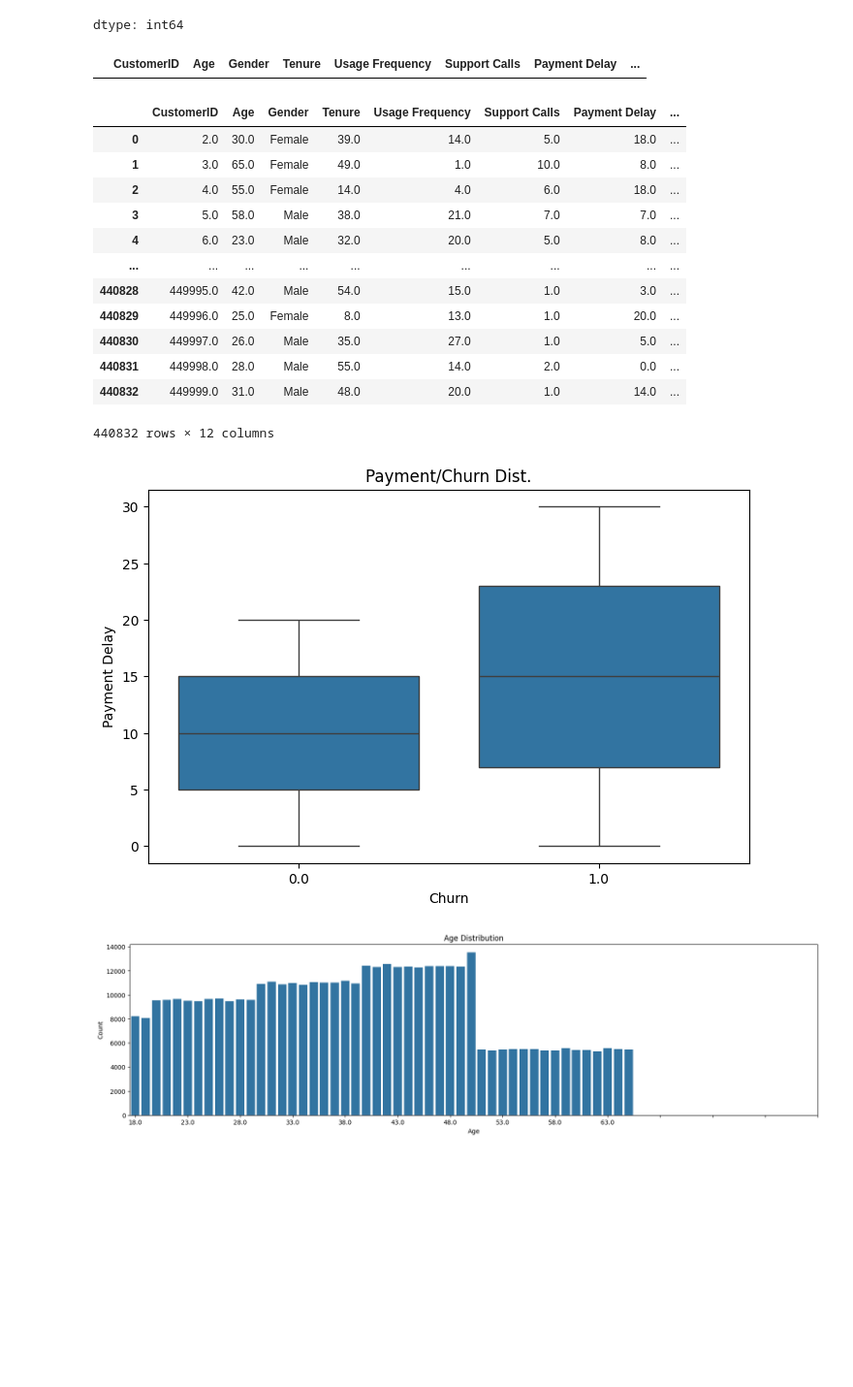
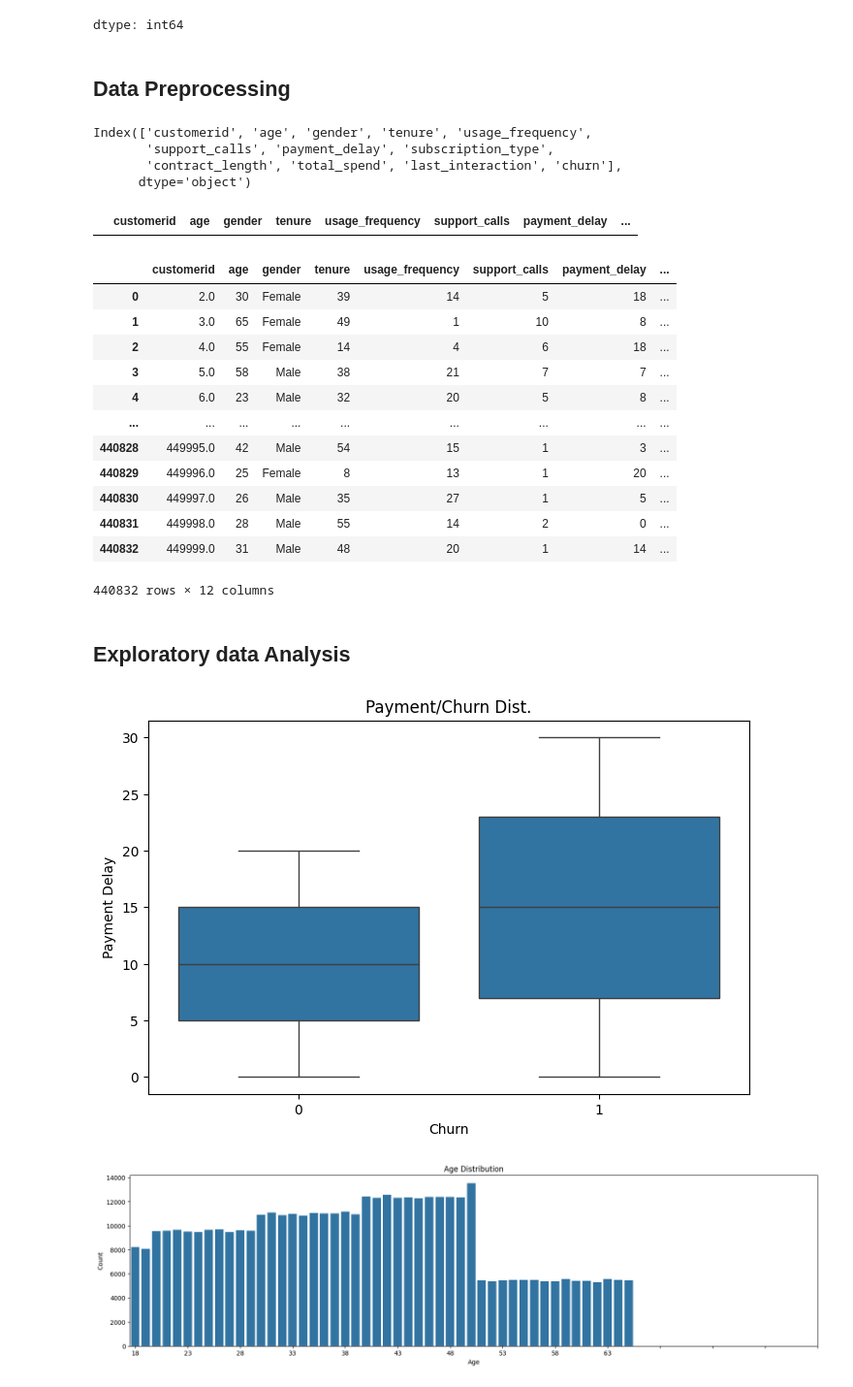
Before and after one commit to JohnNun/customer_churn_prediction, a Jupyter notebook: customer_churn_prediction.ipynb, the cells around one changed output. Shown at 97% size. Drawn from its saved outputs; the diff is of its cells as text; code cells hidden in the pictures; blank space fills up the shorter version.

Commit message:
Added a data preprocessing section for minor text changes in data

```diff
--- a/customer_churn_prediction.ipynb
+++ b/customer_churn_prediction.ipynb
@@ -98,36 +98,55 @@ data.isna().sum()
 | Last Interaction | 1 |
 | Churn | 1 |
 dtype: int64
+# %% [markdown]
+## Data Preprocessing
+# %%
+# Lowercasing and replacing whitespace in columns
+data.columns = data.columns.str.lower().str.replace(' ', '_')
+data.columns
+# %% [output]
+Index(['customerid', 'age', 'gender', 'tenure', 'usage_frequency',
+       'support_calls', 'payment_delay', 'subscription_type',
+       'contract_length', 'total_spend', 'last_interaction', 'churn'],
+      dtype='object')
 # %%
 # Dropping single NaN row
 data = data.dropna()
-data[data['CustomerID'].isna()]
+data[data['customerid'].isna()]
 # %% [output]
-|  | CustomerID | Age | Gender | Tenure | Usage Frequency | Support Calls | Payment Delay | ... |
+|  | customerid | age | gender | tenure | usage_frequency | support_calls | payment_delay | ... |
+# %%
+# Converting non-monetary numbers to integer dtype
+col_list = ['age', 'tenure', 'usage_frequency', 'support_calls', 'payment_delay', 'last_interaction', 'churn']
+
+for col in col_list:
+  data[col] = data[col].astype('int64')
 # %%
 data
 # %% [output]
-|  | CustomerID | Age | Gender | Tenure | Usage Frequency | Support Calls | Payment Delay | ... |
-| 0 | 2.0 | 30.0 | Female | 39.0 | 14.0 | 5.0 | 18.0 | ... |
-| 1 | 3.0 | 65.0 | Female | 49.0 | 1.0 | 10.0 | 8.0 | ... |
-| 2 | 4.0 | 55.0 | Female | 14.0 | 4.0 | 6.0 | 18.0 | ... |
-| 3 | 5.0 | 58.0 | Male | 38.0 | 21.0 | 7.0 | 7.0 | ... |
-| 4 | 6.0 | 23.0 | Male | 32.0 | 20.0 | 5.0 | 8.0 | ... |
+|  | customerid | age | gender | tenure | usage_frequency | support_calls | payment_delay | ... |
+| 0 | 2.0 | 30 | Female | 39 | 14 | 5 | 18 | ... |
+| 1 | 3.0 | 65 | Female | 49 | 1 | 10 | 8 | ... |
+| 2 | 4.0 | 55 | Female | 14 | 4 | 6 | 18 | ... |
+| 3 | 5.0 | 58 | Male | 38 | 21 | 7 | 7 | ... |
+| 4 | 6.0 | 23 | Male | 32 | 20 | 5 | 8 | ... |
 | ... | ... | ... | ... | ... | ... | ... | ... | ... |
-| 440828 | 449995.0 | 42.0 | Male | 54.0 | 15.0 | 1.0 | 3.0 | ... |
-| 440829 | 449996.0 | 25.0 | Female | 8.0 | 13.0 | 1.0 | 20.0 | ... |
-| 440830 | 449997.0 | 26.0 | Male | 35.0 | 27.0 | 1.0 | 5.0 | ... |
-| 440831 | 449998.0 | 28.0 | Male | 55.0 | 14.0 | 2.0 | 0.0 | ... |
-| 440832 | 449999.0 | 31.0 | Male | 48.0 | 20.0 | 1.0 | 14.0 | ... |
+| 440828 | 449995.0 | 42 | Male | 54 | 15 | 1 | 3 | ... |
+| 440829 | 449996.0 | 25 | Female | 8 | 13 | 1 | 20 | ... |
+| 440830 | 449997.0 | 26 | Male | 35 | 27 | 1 | 5 | ... |
+| 440831 | 449998.0 | 28 | Male | 55 | 14 | 2 | 0 | ... |
+| 440832 | 449999.0 | 31 | Male | 48 | 20 | 1 | 14 | ... |
 440832 rows × 12 columns
+# %% [markdown]
+## Exploratory data Analysis
 # %%
 fig, ax = plt.subplots(figsize=(8, 5))
 
-sns.boxplot(data, x= data['Churn'], y= data['Payment Delay'])
+sns.boxplot(data, x= data['churn'], y= data['payment_delay'])
 
 ax.set_title('Payment/Churn Dist.')
 ax.set_xlabel('Churn')
 ax.set_ylabel('Payment Delay');
 # %% [output]
-[figure, old version]
+[figure, new version]
 # %%
```
Also changed, not shown: parts of 1 cell of this notebook.
